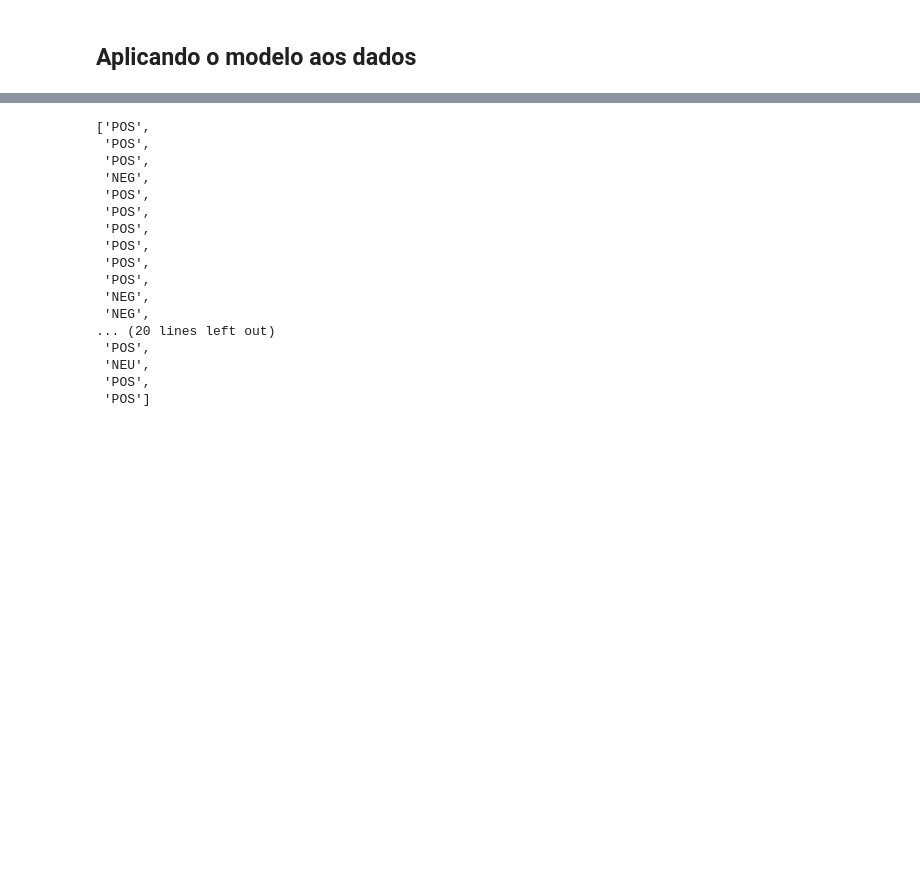
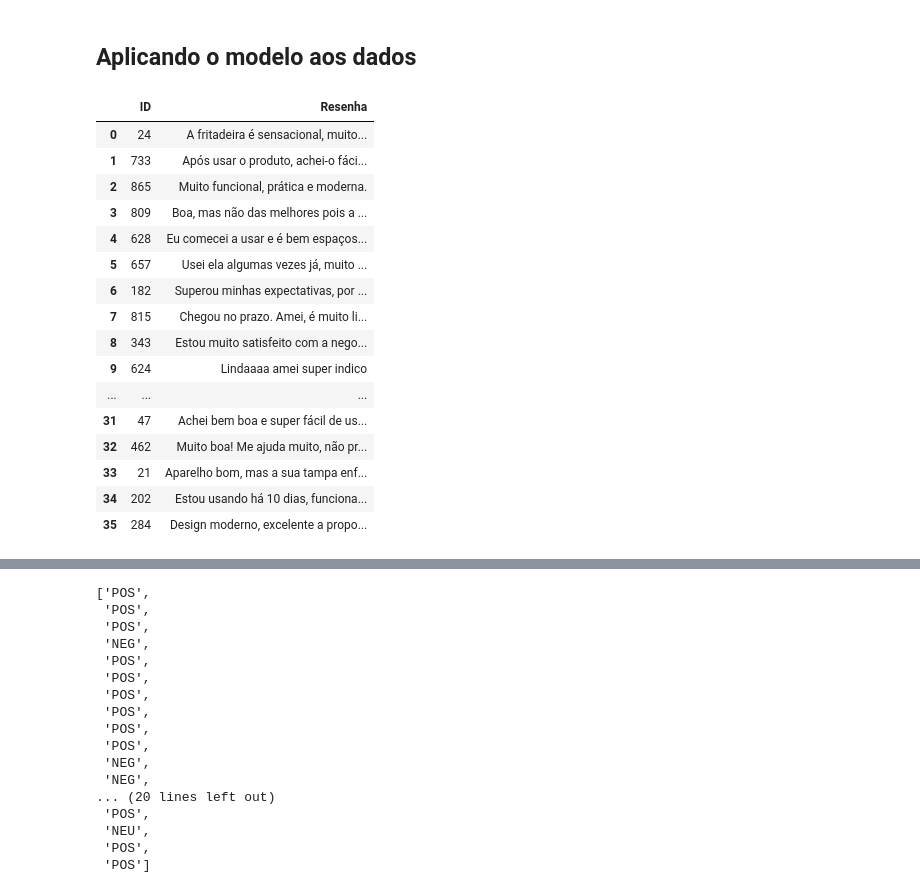
Before and after one commit to emviveros/alura_hugging_face_module, a Jupyter notebook: Notebooks/Aula_1.ipynb, the cells around one changed output, grey strips where cells are left out. Drawn from its saved outputs; the diff is of its cells as text; code cells hidden in the pictures; blank space fills up the shorter version.

```diff
--- a/Notebooks/Aula_1.ipynb
+++ b/Notebooks/Aula_1.ipynb
@@ -90,3 +89,23 @@ AnalyzerOutput(output=NEG, probas={NEG: 0.935, NEU: 0.056, POS: 0.009})
 import pandas as pd
 # %%
 dados = pd.read_csv('https://raw.githubusercontent.com/alura-cursos/hugging_face/main/Dados/resenhas.csv')
+# %%
+dados
+# %% [output]
+|  | ID | Resenha |
+| 0 | 24 | A fritadeira é sensacional, muito... |
+| 1 | 733 | Após usar o produto, achei-o fáci... |
+| 2 | 865 | Muito funcional, prática e moderna. |
+| 3 | 809 | Boa, mas não das melhores pois a ... |
+| 4 | 628 | Eu comecei a usar e é bem espaços... |
+| 5 | 657 | Usei ela algumas vezes já, muito ... |
+| 6 | 182 | Superou minhas expectativas, por ... |
+| 7 | 815 | Chegou no prazo. Amei, é muito li... |
+| 8 | 343 | Estou muito satisfeito com a nego... |
+| 9 | 624 | Lindaaaa amei super indico |
+| ... | ... | ... |
+| 31 | 47 | Achei bem boa e super fácil de us... |
+| 32 | 462 | Muito boa! Me ajuda muito, não pr... |
+| 33 | 21 | Aparelho bom, mas a sua tampa enf... |
+| 34 | 202 | Estou usando há 10 dias, funciona... |
+| 35 | 284 | Design moderno, excelente a propo... |
```
Also changed, not shown: parts of 5 cells of this notebook.
